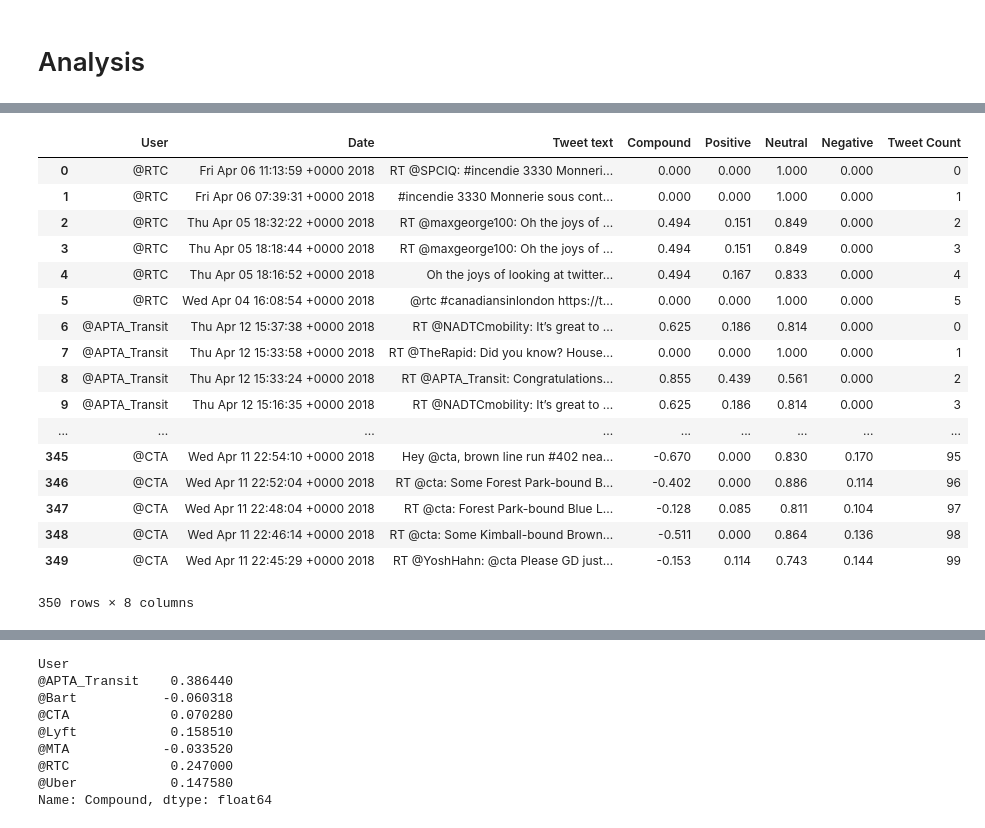
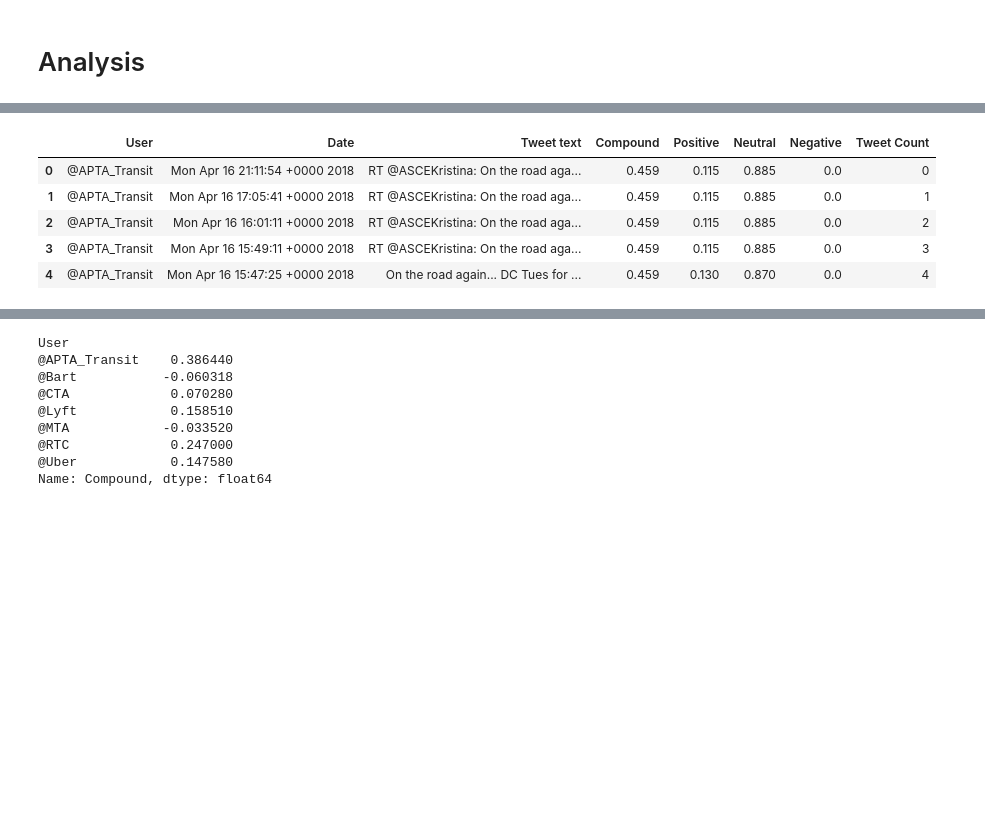
Before and after one commit to c42know/Group-5, a Jupyter notebook: Public Transportation Mood.ipynb, the cells around one changed output, grey strips where cells are left out. Drawn from its saved outputs; the diff is of its cells as text; code cells hidden in the pictures; blank space fills up the shorter version.

```diff
--- a/Public Transportation Mood.ipynb
+++ b/Public Transportation Mood.ipynb
@@ -148,23 +165,12 @@ for user in target_users:
 # %%
 news_sentiments_csv= news_sentiment_df[['User','Date','Tweet text','Compound','Positive','Neutral','Negative','Tweet Count']]
-news_sentiments_csv
+news_sentiments_csv.to_csv('twitter_masstrans.csv', encoding='utf-8')
+news_sentiments_csv.head(5)
 # %% [output]
 |  | User | Date | Tweet text | Compound | Positive | Neutral | Negative | Tweet Count |
-| 0 | @RTC | Fri Apr 06 11:13:59 +0000 2018 | RT @SPCIQ: #incendie 3330 Monneri... | 0.000 | 0.000 | 1.000 | 0.000 | 0 |
-| 1 | @RTC | Fri Apr 06 07:39:31 +0000 2018 | #incendie 3330 Monnerie sous cont... | 0.000 | 0.000 | 1.000 | 0.000 | 1 |
-| 2 | @RTC | Thu Apr 05 18:32:22 +0000 2018 | RT @maxgeorge100: Oh the joys of ... | 0.494 | 0.151 | 0.849 | 0.000 | 2 |
-| 3 | @RTC | Thu Apr 05 18:18:44 +0000 2018 | RT @maxgeorge100: Oh the joys of ... | 0.494 | 0.151 | 0.849 | 0.000 | 3 |
-| 4 | @RTC | Thu Apr 05 18:16:52 +0000 2018 | Oh the joys of looking at twitter... | 0.494 | 0.167 | 0.833 | 0.000 | 4 |
-| 5 | @RTC | Wed Apr 04 16:08:54 +0000 2018 | @rtc #canadiansinlondon https://t... | 0.000 | 0.000 | 1.000 | 0.000 | 5 |
-| 6 | @APTA_Transit | Thu Apr 12 15:37:38 +0000 2018 | RT @NADTCmobility: It’s great to ... | 0.625 | 0.186 | 0.814 | 0.000 | 0 |
-| 7 | @APTA_Transit | Thu Apr 12 15:33:58 +0000 2018 | RT @TheRapid: Did you know? House... | 0.000 | 0.000 | 1.000 | 0.000 | 1 |
-| 8 | @APTA_Transit | Thu Apr 12 15:33:24 +0000 2018 | RT @APTA_Transit: Congratulations... | 0.855 | 0.439 | 0.561 | 0.000 | 2 |
-| 9 | @APTA_Transit | Thu Apr 12 15:16:35 +0000 2018 | RT @NADTCmobility: It’s great to ... | 0.625 | 0.186 | 0.814 | 0.000 | 3 |
-| ... | ... | ... | ... | ... | ... | ... | ... | ... |
-| 345 | @CTA | Wed Apr 11 22:54:10 +0000 2018 | Hey @cta, brown line run #402 nea... | -0.670 | 0.000 | 0.830 | 0.170 | 95 |
-| 346 | @CTA | Wed Apr 11 22:52:04 +0000 2018 | RT @cta: Some Forest Park-bound B... | -0.402 | 0.000 | 0.886 | 0.114 | 96 |
-| 347 | @CTA | Wed Apr 11 22:48:04 +0000 2018 | RT @cta: Forest Park-bound Blue L... | -0.128 | 0.085 | 0.811 | 0.104 | 97 |
-| 348 | @CTA | Wed Apr 11 22:46:14 +0000 2018 | RT @cta: Some Kimball-bound Brown... | -0.511 | 0.000 | 0.864 | 0.136 | 98 |
-| 349 | @CTA | Wed Apr 11 22:45:29 +0000 2018 | RT @YoshHahn: @cta Please GD just... | -0.153 | 0.114 | 0.743 | 0.144 | 99 |
+| 0 | @APTA_Transit | Mon Apr 16 21:11:54 +0000 2018 | RT @ASCEKristina: On the road aga... | 0.459 | 0.115 | 0.885 | 0.0 | 0 |
+| 1 | @APTA_Transit | Mon Apr 16 17:05:41 +0000 2018 | RT @ASCEKristina: On the road aga... | 0.459 | 0.115 | 0.885 | 0.0 | 1 |
+| 2 | @APTA_Transit | Mon Apr 16 16:01:11 +0000 2018 | RT @ASCEKristina: On the road aga... | 0.459 | 0.115 | 0.885 | 0.0 | 2 |
+| 3 | @APTA_Transit | Mon Apr 16 15:49:11 +0000 2018 | RT @ASCEKristina: On the road aga... | 0.459 | 0.115 | 0.885 | 0.0 | 3 |
+| 4 | @APTA_Transit | Mon Apr 16 15:47:25 +0000 2018 | On the road again... DC Tues for ... | 0.459 | 0.130 | 0.870 | 0.0 | 4 |
-350 rows × 8 columns
 # %%
```
Also changed, not shown: parts of 5 cells of this notebook, 6 other files.
